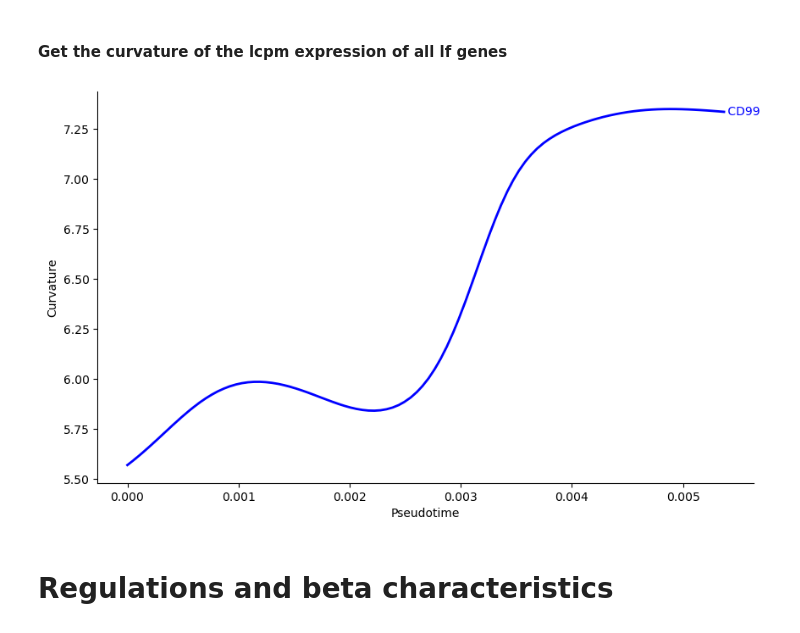
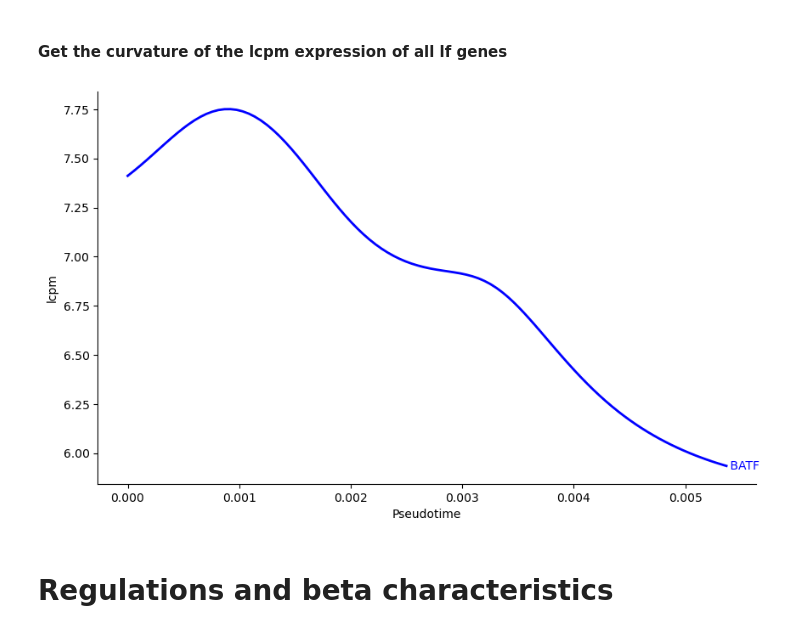
Before and after one commit to sachha-naksha/B_Cell_States, a Jupyter notebook: multiome_dynamic_regulation/py_scripts/analysis/LF_dynamics.ipynb, the cells around one changed output. Cells and saved outputs as stored; diff of their text form; code cells hidden in the pictures.

```diff
--- a/multiome_dynamic_regulation/py_scripts/analysis/LF_dynamics.ipynb
+++ b/multiome_dynamic_regulation/py_scripts/analysis/LF_dynamics.ipynb
@@ -47,7 +47,7 @@ Indices: {'ANKRD28': 429, 'EEA1': 2862, 'CDK6': 1665, 'HLA-C': 4189, 'TXNDC5': 1
 ## Expression dynamics of the genes
 # %%
 # get lcpm chars for these genes
-lcpm_dcurve_pb, dtime_pb = compute_expression_regulation_curves(dictys_dynamic_object, start=1, stop=2, num=100, dist=0.0005, mode="expression")
+lcpm_dcurve_pb, dtime_pb = compute_expression_regulation_curves(dictys_dynamic_object, start=0, stop=2, num=100, dist=0.0005, mode="expression")
 # slice the dcurve for the lf genes using gene names which are indices in pandas df
 lf_lcpm_dcurve_pb = lcpm_dcurve_pb.loc[lf_genes]
 # get dchars for these genes
@@ -106,29 +106,29 @@ lf_lcpm_curvature_gc = get_curvature_of_expression(lf_lcpm_dcurve_gc, dtime_gc)
 # %%
 # Plot expression trajectories
 fig = plt.figure(figsize=(10, 6))
 ax = plt.gca()  # Get current axes
 
 # Remove top and right spines
 ax.spines['top'].set_visible(False)
 ax.spines['right'].set_visible(False)
 
 # Highlight specific genes
-genes_of_interest = ['CD99']
+genes_of_interest = ['BATF']
 colors = ['blue']   # Define colors for each gene
 
 for gene, color in zip(genes_of_interest, colors):
-    if gene in lf_lcpm_dcurve_pb.index:
-        line = plt.plot(dtime_pb, lf_lcpm_dcurve_pb.loc[gene], linewidth=2, color=color)
+    if gene in lcpm_dcurve_pb.index:
+        line = plt.plot(dtime_pb, lcpm_dcurve_pb.loc[gene], linewidth=2, color=color)
         # Add label at the end of the line
-        plt.text(dtime_pb.iloc[-1], lf_lcpm_dcurve_pb.loc[gene].iloc[-1], f' {gene}',
+        plt.text(dtime_pb.iloc[-1], lcpm_dcurve_pb.loc[gene].iloc[-1], f' {gene}',
                 color=color,
                 verticalalignment='center')
 
 plt.xlabel('Pseudotime')
-plt.ylabel('Curvature')
+plt.ylabel('lcpm')
 plt.show()
 # %% [output]
-[figure, old version]
+[figure, new version]
 # %% [markdown]
 # Regulations and beta characteristics
 # %% [markdown]
```
Also changed, not shown: parts of 25 cells of this notebook.
